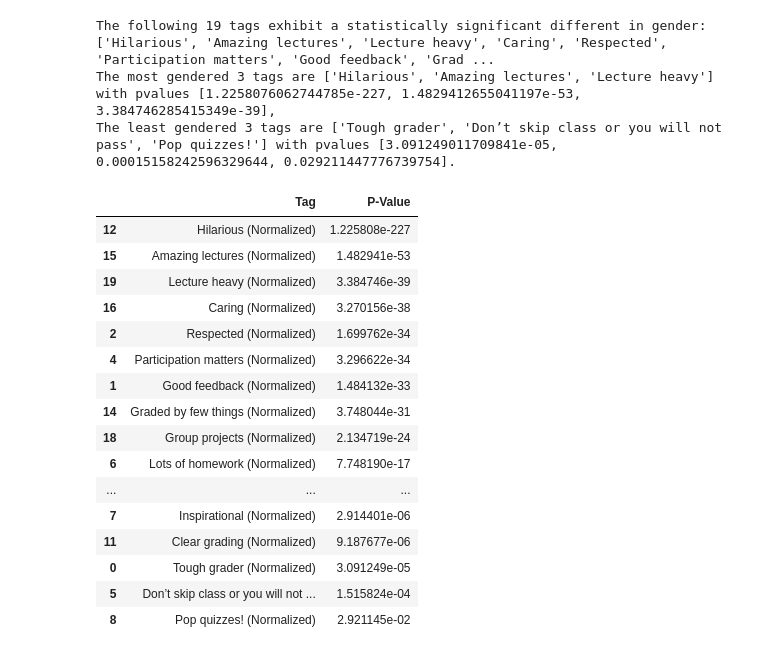
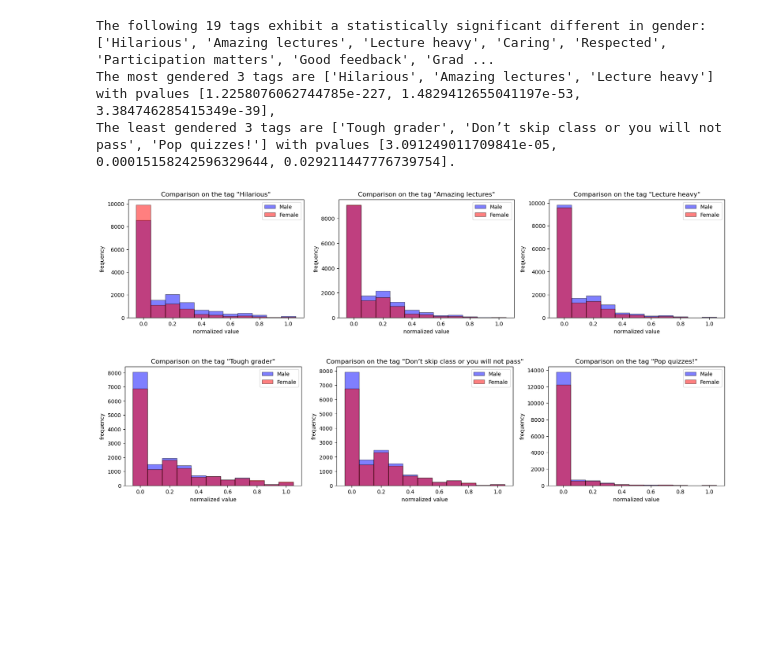
Before and after one commit to eliguo/DS-GA-1001_Capstone_Project, a Jupyter notebook: Q1_to_Q4_69706.ipynb, the cells around one changed output. Cells and saved outputs as stored; diff of their text form; code cells hidden in the pictures; blank space fills up the shorter version.

Commit message:
used 69706 data

```diff
--- a/Q1_to_Q4_69706.ipynb
+++ b/Q1_to_Q4_69706.ipynb
@@ -181,7 +221,7 @@ Given that the normalized tag columns only have values between 0 and 1, those ex
 Therefore, to reduce these extreme values caused few number of ratings, we choose to only consider those who received 3 or more ratings.
 After this filtering, we still have around 40,000 rows, which is still large.
 # %%
-# First extrace columns that are tages
+# First extract columns that are tages
 normalized_tag_columns = [
     'Tough grader (Normalized)', 'Good feedback (Normalized)', 'Respected (Normalized)',
     'Lots to read (Normalized)', 'Participation matters (Normalized)',
@@ -211,6 +251,8 @@ for tag in normalized_tag_columns:
 
     tag_results.append({'Tag': tag, 'P-Value': each_result.pvalue})
 
+
+
 # Convert results to DataFrame, such that tags are paired with p-values, then sort
 results_df = pd.DataFrame(tag_results)
 results_df = results_df.sort_values('P-Value')
@@ -222,31 +264,57 @@ print(f"The following {len(gendered_tags)} tags exhibit a statistically signific
 
 most_sig_3, least_sig_3 = results_df["Tag"].to_list()[:3], results_df["Tag"].to_list()[-3:]
 most_sig_3_pv, least_sig_3_pv = results_df["P-Value"].to_list()[:3], results_df["P-Value"].to_list()[-3:]
-most_sig_3 = [each_tag.replace(" (Normalized)", "") for each_tag in most_sig_3]
-least_sig_3 = [each_tag.replace(" (Normalized)", "") for each_tag in least_sig_3]
-print(f"The most gendered 3 tags are {most_sig_3} with pvalues {most_sig_3_pv},\n\
-The least gendered 3 tags are {least_sig_3} with pvalues {least_sig_3_pv}.")
+most_sig_3_original_word = [each_tag.replace(' (Normalized)', '') for each_tag in most_sig_3]
+least_sig_3_original_word = [each_tag.replace(' (Normalized)', '') for each_tag in least_sig_3]
+print(f"The most gendered 3 tags are {most_sig_3_original_word} with pvalues {most_sig_3_pv},\n\
+The least gendered 3 tags are {least_sig_3_original_word} with pvalues {least_sig_3_pv}.")
 # %% [output]
 The following 19 tags exhibit a statistically significant different in gender: ['Hilarious', 'Amazing lectures', 'Lecture heavy', 'Caring', 'Respected', 'Participation matters', 'Good feedback', 'Grad ...
 The most gendered 3 tags are ['Hilarious', 'Amazing lectures', 'Lecture heavy'] with pvalues [1.2258076062744785e-227, 1.4829412655041197e-53, 3.384746285415349e-39],
 The least gendered 3 tags are ['Tough grader', 'Don’t skip class or you will not pass', 'Pop quizzes!'] with pvalues [3.091249011709841e-05, 0.00015158242596329644, 0.029211447776739754].
-# %%
-results_df
-# %% [output]
-|  | Tag | P-Value |
-| 12 | Hilarious (Normalized) | 1.225808e-227 |
-| 15 | Amazing lectures (Normalized) | 1.482941e-53 |
-| 19 | Lecture heavy (Normalized) | 3.384746e-39 |
-| 16 | Caring (Normalized) | 3.270156e-38 |
-| 2 | Respected (Normalized) | 1.699762e-34 |
-| 4 | Participation matters (Normalized) | 3.296622e-34 |
-| 1 | Good feedback (Normalized) | 1.484132e-33 |
-| 14 | Graded by few things (Normalized) | 3.748044e-31 |
-| 18 | Group projects (Normalized) | 2.134719e-24 |
-| 6 | Lots of homework (Normalized) | 7.748190e-17 |
-| ... | ... | ... |
-| 7 | Inspirational (Normalized) | 2.914401e-06 |
-| 11 | Clear grading (Normalized) | 9.187677e-06 |
-| 0 | Tough grader (Normalized) | 3.091249e-05 |
-| 5 | Don’t skip class or you will not ... | 1.515824e-04 |
-| 8 | Pop quizzes! (Normalized) | 2.921145e-02 |
+# %%
+# For plotting, plotting all 20 tags are too many, so I just plot the 3 most and 3 least significant tags.
+bins = np.arange(-0.05, 1.15, 0.1)
+place = 1
+plt.figure(figsize=(20, 4))
+for most_tag in most_sig_3:
+    # Still need to extract data again
+    tag_male = all_data.query("`Male gender` == 1 & `Female` == 0 & `Number of ratings` >= 3")
+    tag_female = all_data.query("`Male gender` == 0 & `Female` == 1 & `Number of ratings` >= 3")
+    tag_male = tag_male.loc[tag_male[most_tag] <= 1.01, most_tag]
+    tag_female = tag_female.loc[tag_female[most_tag] <= 1.01, most_tag]
+
+    # determine subplot place
+    plt.subplot(1, 3, place)
+    plt.hist(tag_male, bins=bins, alpha=0.5, color="blue", edgecolor="black", label="Male")
+    plt.hist(tag_female, bins=bins, alpha=0.5, color="red", edgecolor="black", label="Female")
+    plt.title(f"Comparison on the tag \"{most_tag.replace(' (Normalized)', '')}\"")
+    plt.ylabel("frequency")
+    plt.xlabel("normalized value")
+    plt.legend()
+    place += 1
+plt.show()
+
+# For least significant 3:
+place = 1
+plt.figure(figsize=(20, 4))
+for least_tag in least_sig_3:
+    # Still need to extract data again
+    tag_male = all_data.query("`Male gender` == 1 & `Female` == 0 & `Number of ratings` >= 3")
+    tag_female = all_data.query("`Male gender` == 0 & `Female` == 1 & `Number of ratings` >= 3")
+    tag_male = tag_male.loc[tag_male[least_tag] <= 1.01, least_tag]
+    tag_female = tag_female.loc[tag_female[least_tag] <= 1.01, least_tag]
+
+    # determine subplot place
+    plt.subplot(1, 3, place)
+    plt.hist(tag_male, bins=bins, alpha=0.5, color="blue", edgecolor="black", label="Male")
+    plt.hist(tag_female, bins=bins, alpha=0.5, color="red", edgecolor="black", label="Female")
+    plt.title(f"Comparison on the tag \"{least_tag.replace(' (Normalized)', '')}\"")
+    plt.ylabel("frequency")
+    plt.xlabel("normalized value")
+    plt.legend()
+    place += 1
+plt.show()
+# %% [output]
+[figure, added]
+[figure, added]
```
Also changed, not shown: parts of 3 cells of this notebook, 30 other files.
